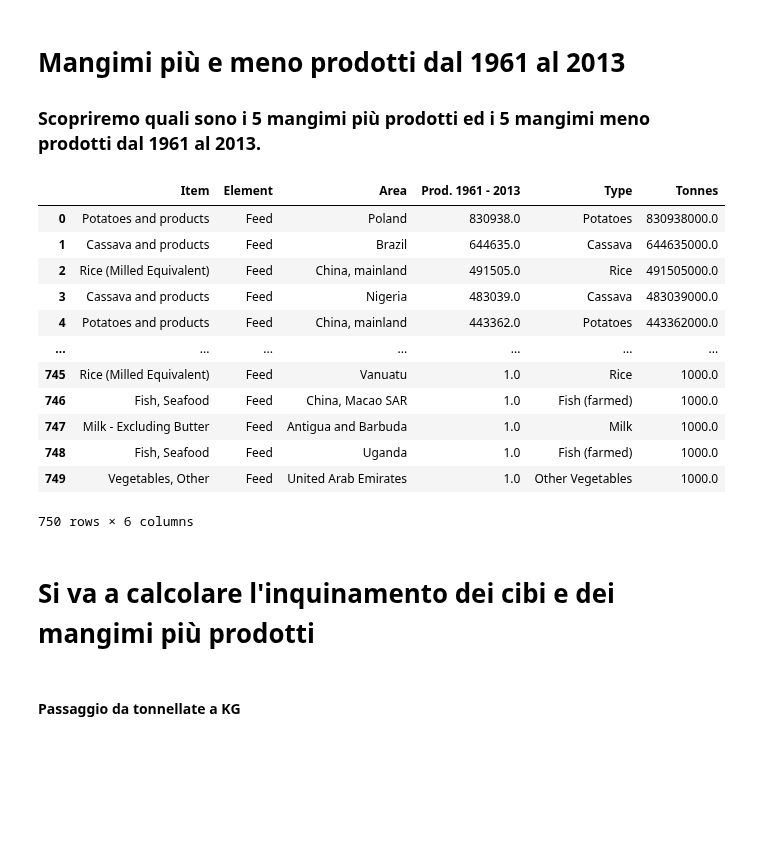
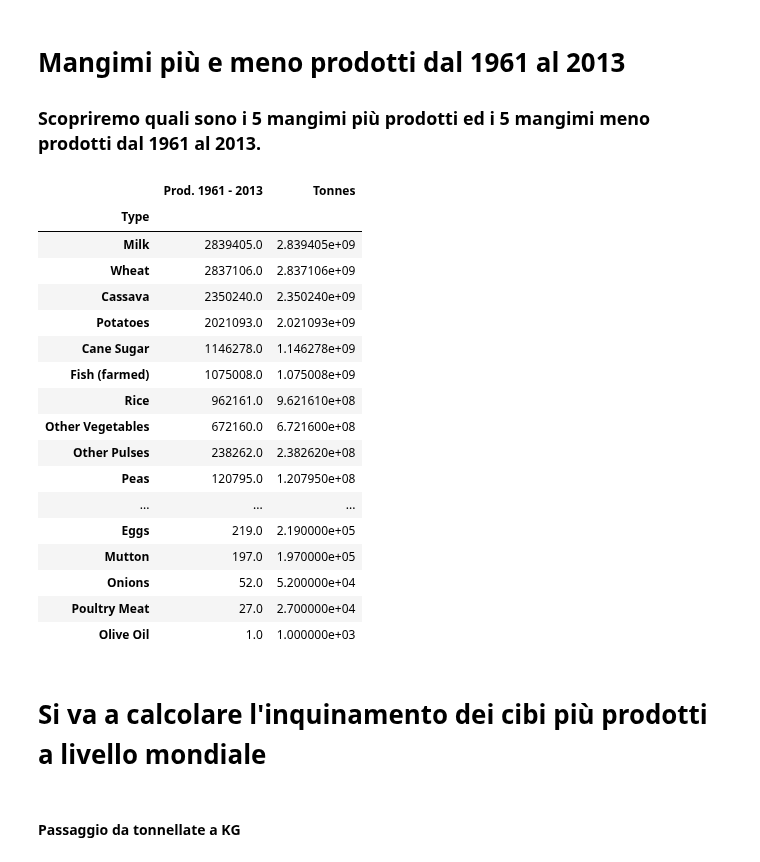
Before and after one commit to monkeymatt0/ProduzioneCibiMangimiImpattoAmbientale, a Jupyter notebook: MatteoVolleroDataVis.ipynb, the cells around one changed output. Drawn from its saved outputs; the diff is of its cells as text; code cells hidden in the pictures; blank space fills up the shorter version.

```diff
--- a/MatteoVolleroDataVis.ipynb
+++ b/MatteoVolleroDataVis.ipynb
@@ -202,7 +202,6 @@ def incrocio_dati(df, cibi, prodotti_tracciati, colonne) -> None:
           else:
                print("No type encoded")
 # %%
-prodotti_tracciati = list()
 # Inserimento nel df in base al tipo di alimento(pt.1)
 prodotti_tracciati = list()
 incrocio_dati(FAO_df, cibi, prodotti_tracciati, colonne_interessate)
@@ -418,25 +430,30 @@ Food_items
 # %%
 Feed_items = prodotti_tracciati_df[columns_interested]
 Feed_items = Feed_items[Feed_items["Element"] == "Feed"]
 Feed_items = Feed_items.sort_values(by=["Prod. 1961 - 2013"], ascending=False).reset_index().drop(columns=["index"]).drop_duplicates().reset_index().drop(columns=["index"])
 Feed_items["Tonnes"] = Feed_items["Prod. 1961 - 2013"] * 1000
-Feed_items
+Feed_items.groupby("Type").sum(numeric_only=True).sort_values(by="Tonnes", ascending=False)
 # %% [output]
-|  | Item | Element | Area | Prod. 1961 - 2013 | Type | Tonnes |
-| 0 | Potatoes and products | Feed | Poland | 830938.0 | Potatoes | 830938000.0 |
-| 1 | Cassava and products | Feed | Brazil | 644635.0 | Cassava | 644635000.0 |
-| 2 | Rice (Milled Equivalent) | Feed | China, mainland | 491505.0 | Rice | 491505000.0 |
-| 3 | Cassava and products | Feed | Nigeria | 483039.0 | Cassava | 483039000.0 |
-| 4 | Potatoes and products | Feed | China, mainland | 443362.0 | Potatoes | 443362000.0 |
-| ... | ... | ... | ... | ... | ... | ... |
-| 745 | Rice (Milled Equivalent) | Feed | Vanuatu | 1.0 | Rice | 1000.0 |
-| 746 | Fish, Seafood | Feed | China, Macao SAR | 1.0 | Fish (farmed) | 1000.0 |
-| 747 | Milk - Excluding Butter | Feed | Antigua and Barbuda | 1.0 | Milk | 1000.0 |
-| 748 | Fish, Seafood | Feed | Uganda | 1.0 | Fish (farmed) | 1000.0 |
-| 749 | Vegetables, Other | Feed | United Arab Emirates | 1.0 | Other Vegetables | 1000.0 |
+|  | Prod. 1961 - 2013 | Tonnes |
+| Type |  |  |
+| Milk | 2839405.0 | 2.839405e+09 |
+| Wheat | 2837106.0 | 2.837106e+09 |
+| Cassava | 2350240.0 | 2.350240e+09 |
+| Potatoes | 2021093.0 | 2.021093e+09 |
+| Cane Sugar | 1146278.0 | 1.146278e+09 |
+| Fish (farmed) | 1075008.0 | 1.075008e+09 |
+| Rice | 962161.0 | 9.621610e+08 |
+| Other Vegetables | 672160.0 | 6.721600e+08 |
+| Other Pulses | 238262.0 | 2.382620e+08 |
+| Peas | 120795.0 | 1.207950e+08 |
+| ... | ... | ... |
+| Eggs | 219.0 | 2.190000e+05 |
+| Mutton | 197.0 | 1.970000e+05 |
+| Onions | 52.0 | 5.200000e+04 |
+| Poultry Meat | 27.0 | 2.700000e+04 |
+| Olive Oil | 1.0 | 1.000000e+03 |
-750 rows × 6 columns
 # %% [markdown]
-# Si va a calcolare l'inquinamento dei cibi e dei mangimi più prodotti
+# Si va a calcolare l'inquinamento dei cibi più prodotti a livello mondiale
 # %% [markdown]
 #### Passaggio da tonnellate a KG
 # %%
```
Also changed, not shown: parts of 18 cells of this notebook.
